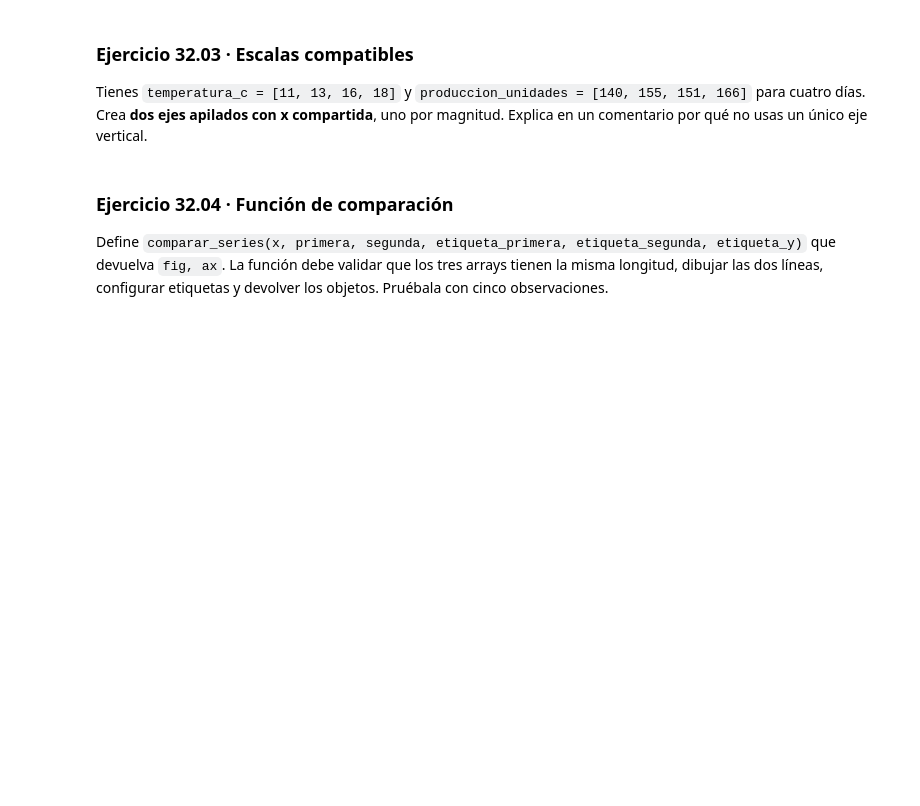
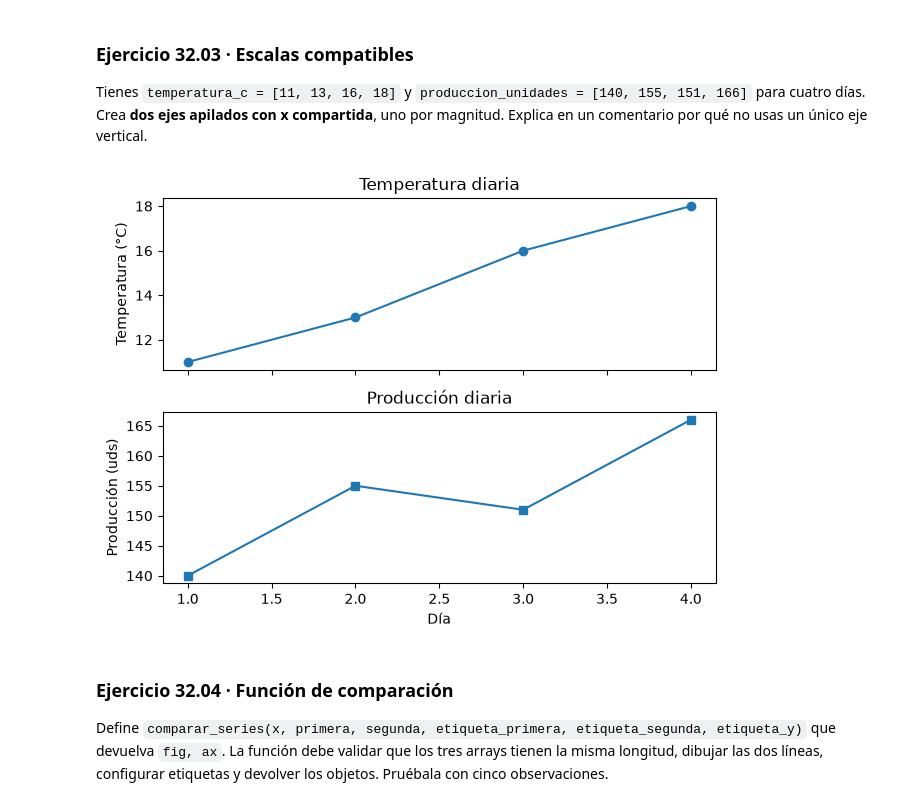
Before and after one commit to Aeorus110/Proyecto, a Jupyter notebook: unidades/32_matplotlib_series_y_comparaciones_temporales.ipynb, the cells around one changed output. Saved outputs shown, nothing was run; the diff lists cells and outputs as text; code cells hidden in the pictures; blank space fills up the shorter version.

Commit message:
Cambios guardados

```diff
--- a/unidades/32_matplotlib_series_y_comparaciones_temporales.ipynb
+++ b/unidades/32_matplotlib_series_y_comparaciones_temporales.ipynb
@@ -158,6 +204,25 @@ Representa en una misma figura las ventas previstas y realizadas en miles de eur
 Tienes `temperatura_c = [11, 13, 16, 18]` y `produccion_unidades = [140, 155, 151, 166]` para cuatro días. Crea **dos ejes apilados con x compartida**, uno por magnitud. Explica en un comentario por qué no usas un único eje vertical.
 # %%
 # Escribe aquí tu solución del ejercicio 32.03.
+
+# No se usa un único eje vertical porque la temperatura (°C) y la producción (unidades)
+# tienen magnitudes y escalas distintas; mezclarlas ocultaría los cambios de la serie menor.
+dias = np.arange(1, 5)
+temperatura_c = [11, 13, 16, 18]
+produccion_unidades = [140, 155, 151, 166]
+
+fig, ejes = plt.subplots(nrows=2, ncols=1, sharex=True)
+
+ejes[0].plot(dias, temperatura_c, marker="o")
+ejes[0].set(title="Temperatura diaria", ylabel="Temperatura (°C)")
+
+ejes[1].plot(dias, produccion_unidades, marker="s")
+ejes[1].set(title="Producción diaria", xlabel="Día", ylabel="Producción (uds)")
+
+fig.tight_layout()
+plt.show()
+# %% [output]
+[figure, added]
 # %% [markdown]
 ### Ejercicio 32.04 · Función de comparación
 
```
Also changed, not shown: parts of 3 cells of this notebook, 1 other file.
